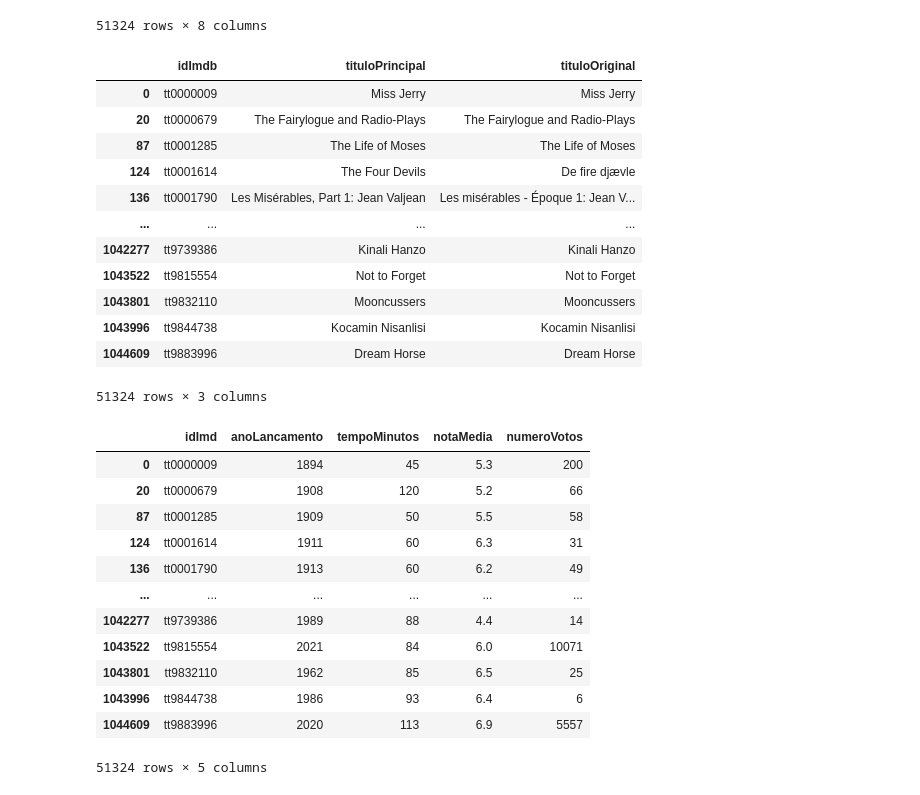
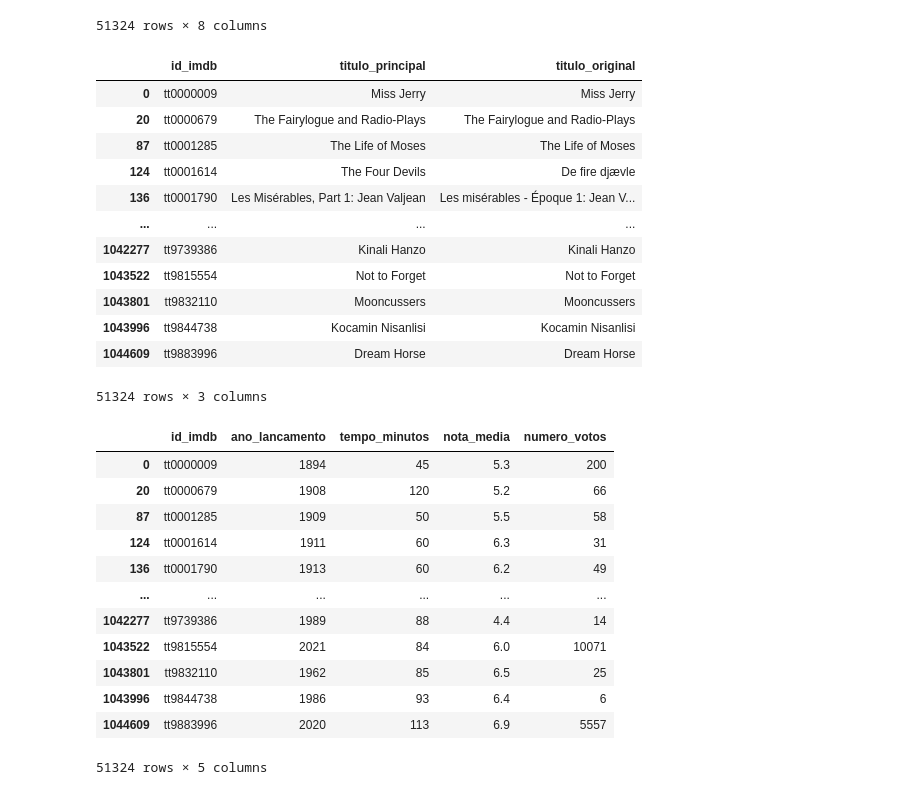
Before and after one commit to duduSC/trabalho_BI, a Jupyter notebook: etl.ipynb, the cells around one changed output. Saved outputs shown, nothing was run; the diff lists cells and outputs as text; code cells hidden in the pictures.

```diff
--- a/etl.ipynb
+++ b/etl.ipynb
@@ -45,10 +78,10 @@ movie_df
 51324 rows × 8 columns
 # %%
 dim_filme = movie_df[["id","tituloPincipal","tituloOriginal"]]
-dim_filme = dim_filme.rename(columns={"id":"idImdb","tituloPincipal":"tituloPrincipal"})
+dim_filme = dim_filme.rename(columns={"id":"id_imdb","tituloPincipal":"titulo_principal","tituloOriginal":"titulo_original"})
 dim_filme
 # %% [output]
-|  | idImdb | tituloPrincipal | tituloOriginal |
+|  | id_imdb | titulo_principal | titulo_original |
 | 0 | tt0000009 | Miss Jerry | Miss Jerry |
 | 20 | tt0000679 | The Fairylogue and Radio-Plays | The Fairylogue and Radio-Plays |
 | 87 | tt0001285 | The Life of Moses | The Life of Moses |
@@ -63,10 +96,10 @@ dim_filme
 51324 rows × 3 columns
 # %%
 fato_filme = movie_df[["id","anoLancamento","tempoMinutos","notaMedia","numeroVotos"]]
-fato_filme = fato_filme.rename(columns={"id":"idImd"})
+fato_filme = fato_filme.rename(columns={"id":"id_imdb","anoLancamento":"ano_lancamento","tempoMinutos":"tempo_minutos","notaMedia":"nota_media","numeroVotos":"numero_votos"})
 fato_filme
 # %% [output]
-|  | idImd | anoLancamento | tempoMinutos | notaMedia | numeroVotos |
+|  | id_imdb | ano_lancamento | tempo_minutos | nota_media | numero_votos |
 | 0 | tt0000009 | 1894 | 45 | 5.3 | 200 |
 | 20 | tt0000679 | 1908 | 120 | 5.2 | 66 |
 | 87 | tt0001285 | 1909 | 50 | 5.5 | 58 |
```
Also changed, not shown: parts of 11 cells of this notebook, 1 other file.
